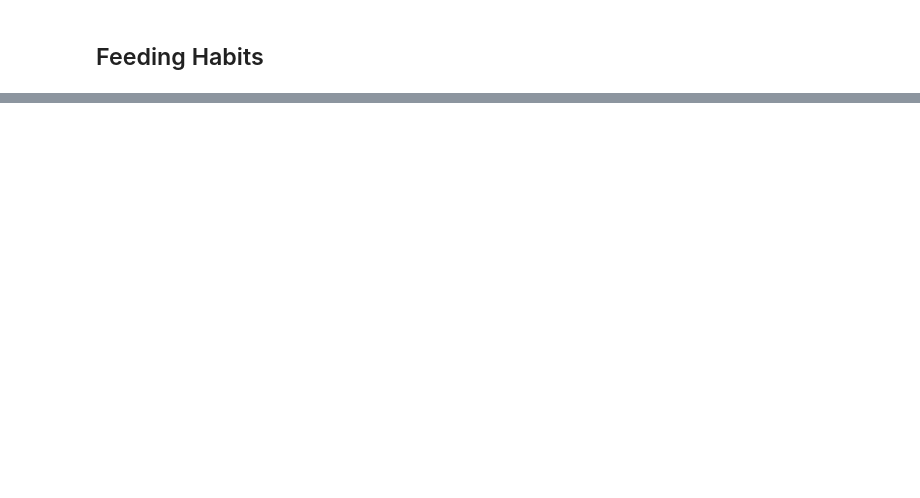
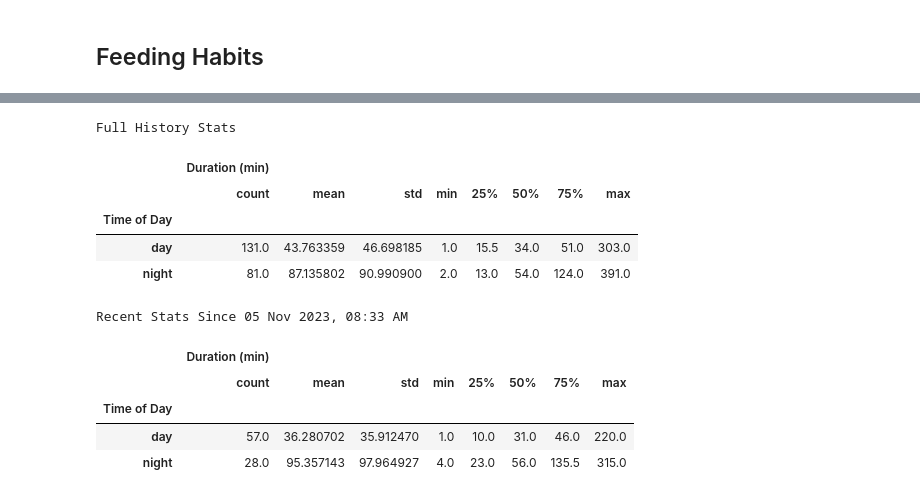
Before and after one commit to jgalloway42/andrews_baby_tracker, a Jupyter notebook: notebooks/andrews_data.ipynb, the cells around one changed output, grey strips where cells are left out. Drawn from its saved outputs; the diff is of its cells as text; code cells hidden in the pictures; blank space fills up the shorter version.

```diff
--- a/notebooks/andrews_data.ipynb
+++ b/notebooks/andrews_data.ipynb
@@ -315,0 +343,20 @@ _=plt.savefig(os.path.join(figure_path,'feeding_by_hour.png'),bbox_inches='tight
+# %%
+start_date, recent_filter = get_recent_filter(df=sleep_df)
+s = datetime.strftime(start_date,'%d %b %Y, %I:%M %p')
+print('Full History Stats')
+display(sleep_df.groupby('Time of Day').describe())
+print(f'Recent Stats Since {s}')
+display(sleep_df.loc[recent_filter].groupby('Time of Day').describe())
+# %% [output]
+Full History Stats
+|  | Duration (min) |  |  |  |  |  |  |  |
+|  | count | mean | std | min | 25% | 50% | 75% | max |
+| Time of Day |  |  |  |  |  |  |  |  |
+| day | 131.0 | 43.763359 | 46.698185 | 1.0 | 15.5 | 34.0 | 51.0 | 303.0 |
+| night | 81.0 | 87.135802 | 90.990900 | 2.0 | 13.0 | 54.0 | 124.0 | 391.0 |
+Recent Stats Since 05 Nov 2023, 08:33 AM
+|  | Duration (min) |  |  |  |  |  |  |  |
+|  | count | mean | std | min | 25% | 50% | 75% | max |
+| Time of Day |  |  |  |  |  |  |  |  |
+| day | 57.0 | 36.280702 | 35.912470 | 1.0 | 10.0 | 31.0 | 46.0 | 220.0 |
+| night | 28.0 | 95.357143 | 97.964927 | 4.0 | 23.0 | 56.0 | 135.5 | 315.0 |
```
Also changed, not shown: parts of 12 cells of this notebook, 8 other files.
